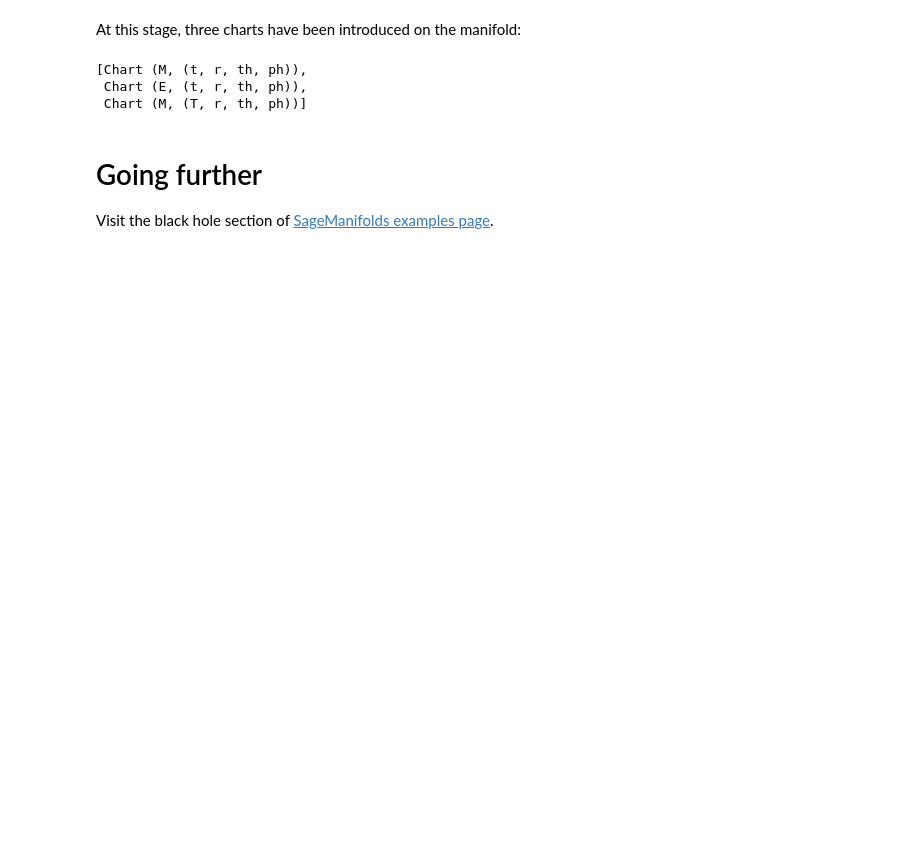
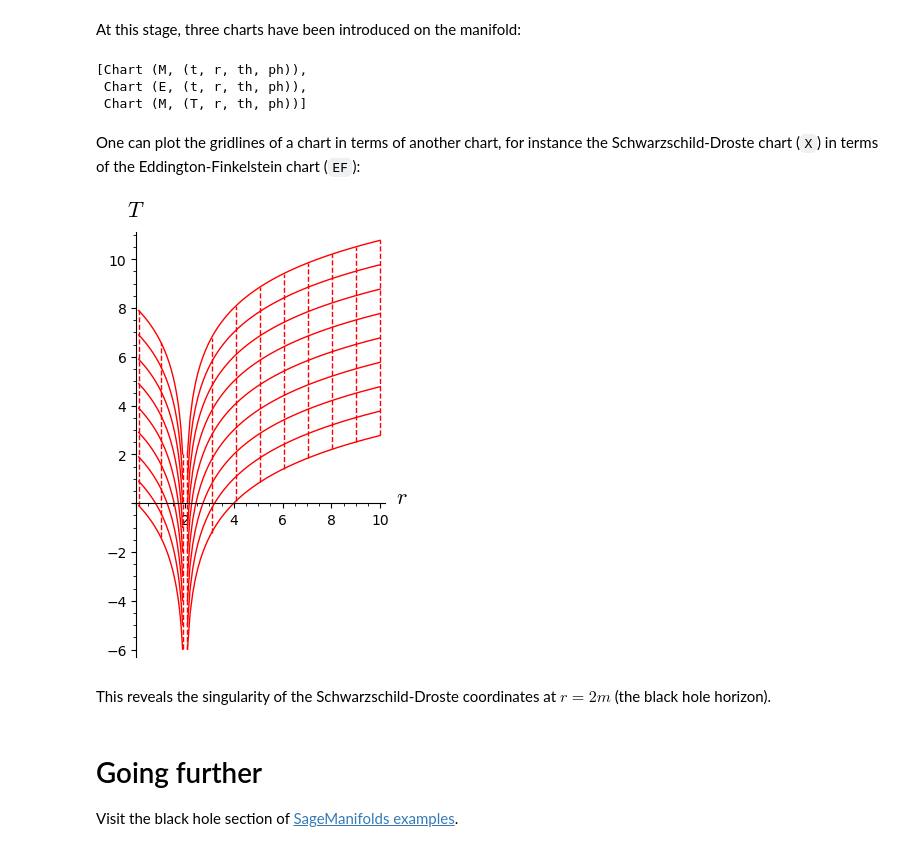
Before and after one commit to egourgoulhon/SageMathTour, a Jupyter notebook: Notebooks/demo_Schwarzschild.ipynb, the cells around one changed output. Cells and saved outputs as stored; diff of their text form; code cells hidden in the pictures; blank space fills up the shorter version.

```diff
--- a/Notebooks/demo_Schwarzschild.ipynb
+++ b/Notebooks/demo_Schwarzschild.ipynb
@@ -304,7 +294,20 @@ M.atlas()
 [Chart (M, (t, r, th, ph)),
  Chart (E, (t, r, th, ph)),
  Chart (M, (T, r, th, ph))]
+# %% [markdown]
+One can plot the gridlines of a chart in terms of another chart, for instance the Schwarzschild-Droste chart (`X`) in terms
+of the Eddington-Finkelstein chart (`EF`):
+# %%
+X.plot(EF, ranges={t:(0, 8), r:(2.1, 10)}, fixed_coords={th:pi/2, ph:0},
+       ambient_coords=(r,T), style={t:'--', r:'-'}, parameters={m: 1}) \
++ X.plot(EF, ranges={t:(0, 8), r:(0.1, 1.9)}, fixed_coords={th:pi/2, ph:0},
+         ambient_coords=(r,T), number_values={t: 9, r: 3},
+         style={t:'--', r:'-'}, parameters={m: 1})
+# %% [output]
+[figure, added]
+# %% [markdown]
+This reveals the singularity of the Schwarzschild-Droste coordinates at $r=2m$ (the black hole horizon).
 # %% [markdown]
 # Going further
 
-Visit the black hole section of [SageManifolds examples page](http://sagemanifolds.obspm.fr/examples.html).
+Visit the black hole section of [SageManifolds examples](http://sagemanifolds.obspm.fr/examples.html).
```
Also changed, not shown: parts of 34 cells of this notebook.
